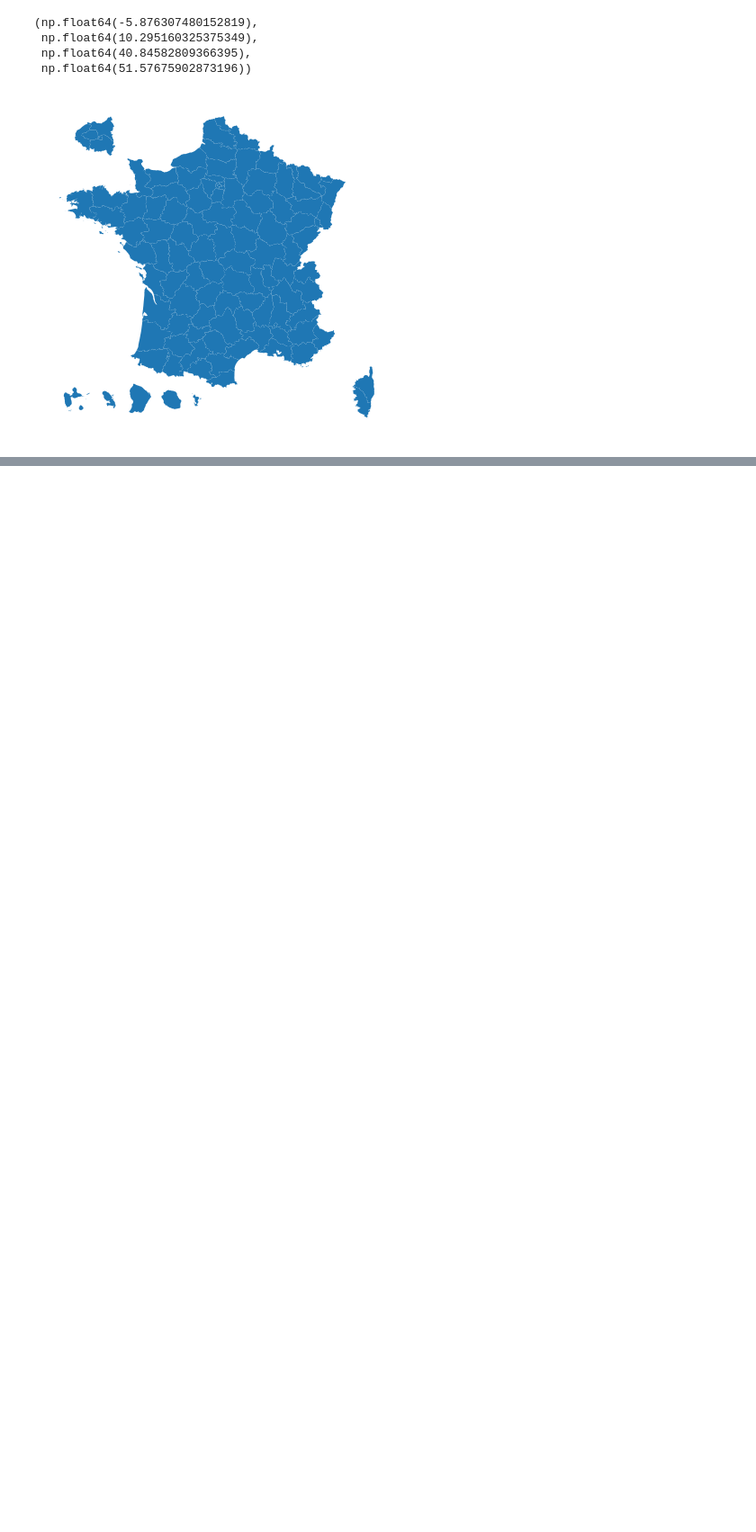
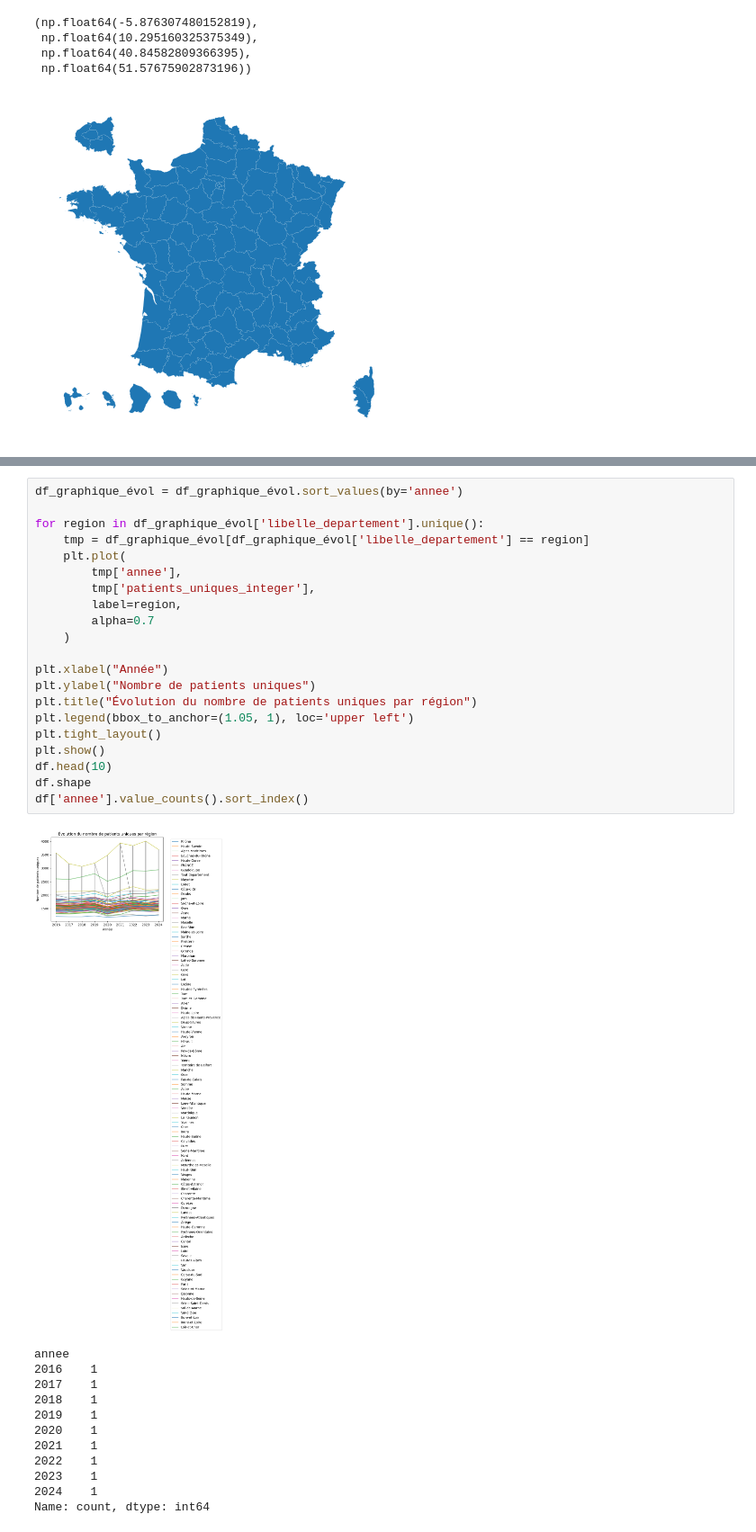
Before and after one commit to dfornier/Python-pour-la-data-science, a Jupyter notebook: StatDesc_2.ipynb, the cells around one changed output, grey strips where cells are left out. Shown at 90% size. Saved outputs shown, nothing was run; the diff lists cells and outputs as text; blank space fills up the shorter version.

```diff
--- a/StatDesc_2.ipynb
+++ b/StatDesc_2.ipynb
@@ -72,0 +133,34 @@ plt.show()
+# %%
+df_graphique_évol = df_graphique_évol.sort_values(by='annee')
+
+for region in df_graphique_évol['libelle_departement'].unique():
+    tmp = df_graphique_évol[df_graphique_évol['libelle_departement'] == region]
+    plt.plot(
+        tmp['annee'],
+        tmp['patients_uniques_integer'],
+        label=region,
+        alpha=0.7
+    )
+
+plt.xlabel("Année")
+plt.ylabel("Nombre de patients uniques")
+plt.title("Évolution du nombre de patients uniques par région")
+plt.legend(bbox_to_anchor=(1.05, 1), loc='upper left')
+plt.tight_layout()
+plt.show()
+df.head(10)
+df.shape
+df['annee'].value_counts().sort_index()
+# %% [output]
+[figure, added]
+annee
+2016    1
+2017    1
+2018    1
+2019    1
+2020    1
+2021    1
+2022    1
+2023    1
+2024    1
+Name: count, dtype: int64
```
Also changed, not shown: parts of 6 cells of this notebook.
